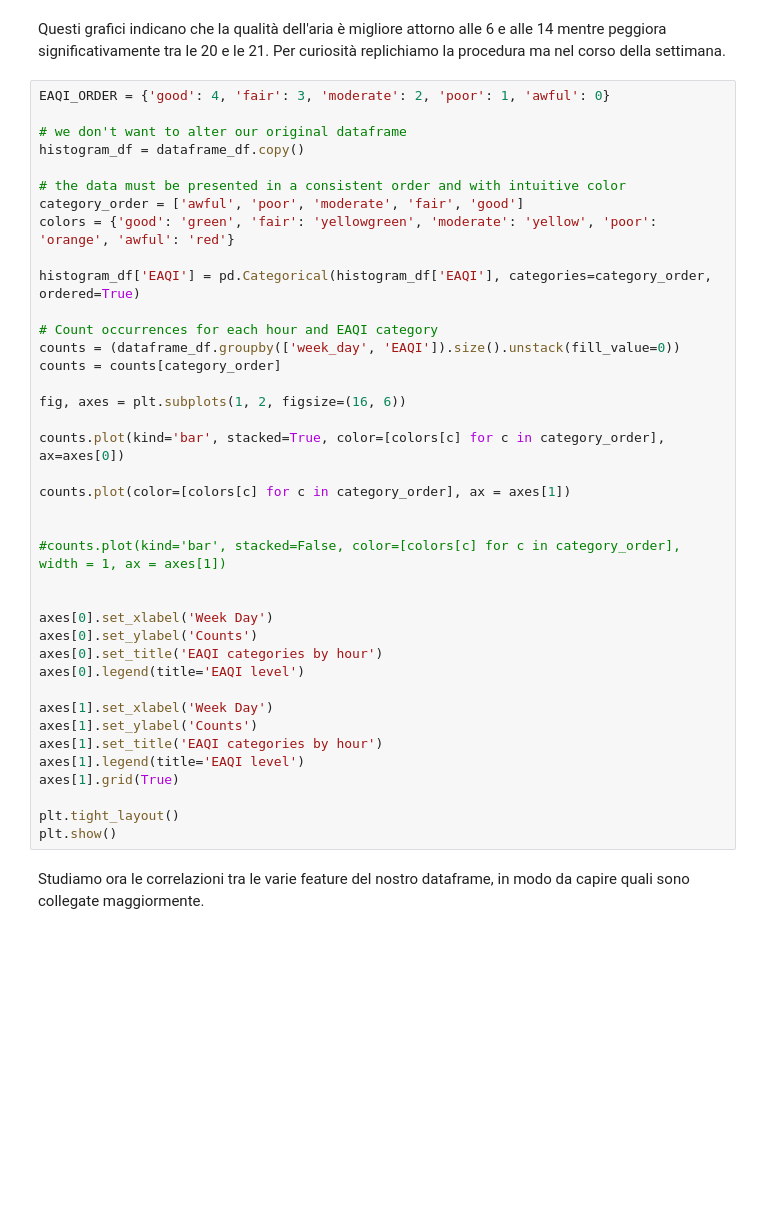
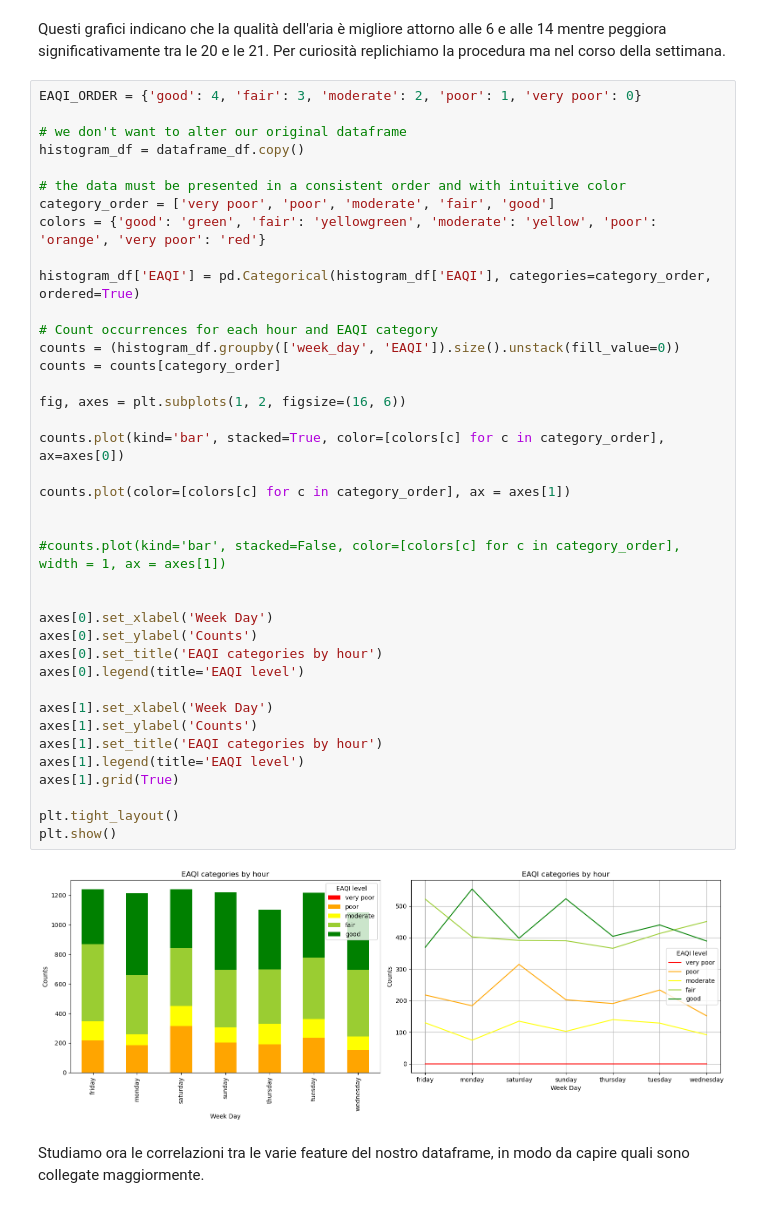
Before and after one commit to CarloDegasperi/DataScience, a Jupyter notebook: notebooks/02_exploratory_data_analysis.ipynb, the cells around one changed output. Cells and saved outputs as stored; diff of their text form; blank space fills up the shorter version.

Commit message:
modifiche continuano (problema very poor)

```diff
--- a/notebooks/02_exploratory_data_analysis.ipynb
+++ b/notebooks/02_exploratory_data_analysis.ipynb
@@ -239,44 +241,46 @@ plt.show()
 # %% [markdown]
 Questi grafici indicano che la qualità dell'aria è migliore attorno alle 6 e alle 14 mentre peggiora significativamente tra le 20 e le 21. Per curiosità replichiamo la procedura ma nel corso della settimana.
 # %%
-EAQI_ORDER = {'good': 4, 'fair': 3, 'moderate': 2, 'poor': 1, 'awful': 0}
+EAQI_ORDER = {'good': 4, 'fair': 3, 'moderate': 2, 'poor': 1, 'very poor': 0}
 
 # we don't want to alter our original dataframe
 histogram_df = dataframe_df.copy()
 
 # the data must be presented in a consistent order and with intuitive color
-category_order = ['awful', 'poor', 'moderate', 'fair', 'good']
-colors = {'good': 'green', 'fair': 'yellowgreen', 'moderate': 'yellow', 'poor': 'orange', 'awful': 'red'}
+category_order = ['very poor', 'poor', 'moderate', 'fair', 'good']
+colors = {'good': 'green', 'fair': 'yellowgreen', 'moderate': 'yellow', 'poor': 'orange', 'very poor': 'red'}
 
 histogram_df['EAQI'] = pd.Categorical(histogram_df['EAQI'], categories=category_order, ordered=True)
 
 # Count occurrences for each hour and EAQI category
-counts = (dataframe_df.groupby(['week_day', 'EAQI']).size().unstack(fill_value=0))
+counts = (histogram_df.groupby(['week_day', 'EAQI']).size().unstack(fill_value=0))
 counts = counts[category_order]
 
 fig, axes = plt.subplots(1, 2, figsize=(16, 6))
 
 counts.plot(kind='bar', stacked=True, color=[colors[c] for c in category_order], ax=axes[0])
 
 counts.plot(color=[colors[c] for c in category_order], ax = axes[1])
 
 
 #counts.plot(kind='bar', stacked=False, color=[colors[c] for c in category_order], width = 1, ax = axes[1])
 
 
 axes[0].set_xlabel('Week Day')
 axes[0].set_ylabel('Counts')
 axes[0].set_title('EAQI categories by hour')
 axes[0].legend(title='EAQI level')
 
 axes[1].set_xlabel('Week Day')
 axes[1].set_ylabel('Counts')
 axes[1].set_title('EAQI categories by hour')
 axes[1].legend(title='EAQI level')
 axes[1].grid(True)
 
 plt.tight_layout()
 plt.show()
+# %% [output]
+[figure, added]
 # %% [markdown]
 Studiamo ora le correlazioni tra le varie feature del nostro dataframe, in modo da capire quali sono collegate maggiormente.
 # %%
```
Also changed, not shown: parts of 2 cells of this notebook, 1 other file.
